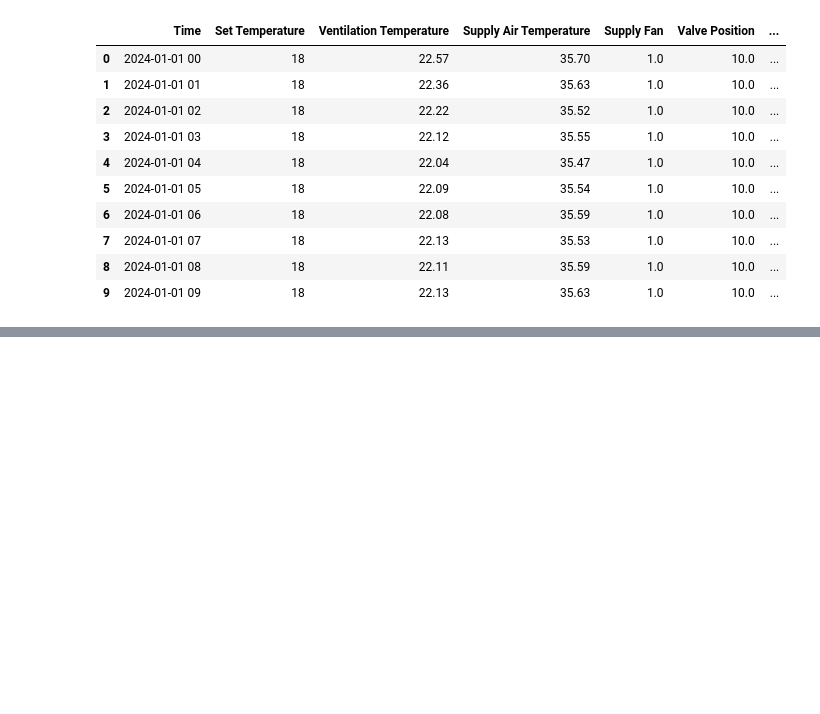
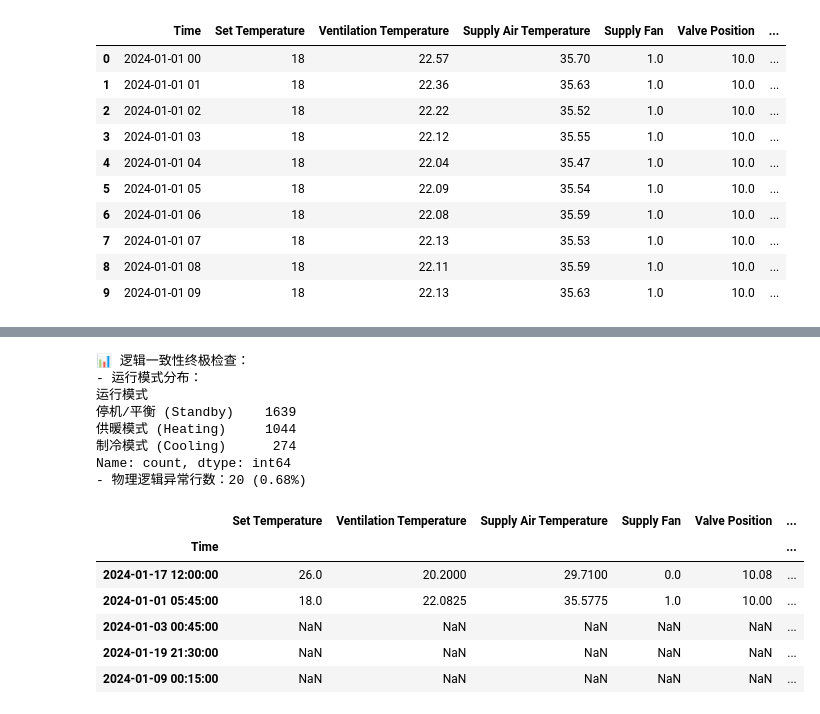
Before and after one commit to xiaoshi093-tech/HVAC_Data_Cleaning, a Jupyter notebook: 数据清洗.ipynb, the cells around one changed output, grey strips where cells are left out. Cells and saved outputs as stored; diff of their text form; code cells hidden in the pictures; blank space fills up the shorter version.

```diff
--- a/数据清洗.ipynb
+++ b/数据清洗.ipynb
@@ -23,0 +285,66 @@ df.head(10)
+# %%
+# ---------------------------------------------------------
+# 第四步（终极版）：智能工况识别 + 严格温差逻辑校验
+# ---------------------------------------------------------
+
+# 1. 计算原始温差 Delta_T (T1 - T2)
+df['Delta_T'] = df['Heating Supply Temperature 1'] - df['Heating Supply Temperature 2']
+
+# 2. 核心逻辑：在一个函数里完成【模式识别】+【指令异常检查】
+def hvac_expert_check(row):
+    t1 = row['Heating Supply Temperature 1'] # 假设 1 为主供水
+    t2 = row['Heating Supply Temperature 2'] # 假设 2 为回水
+    dt = row['Delta_T']
+    valve = row['Valve Position']
+
+    mode = '停机/平衡 (Standby)'
+    is_anomaly = False
+
+    # --- 逻辑 A：判定为制冷模式 ---
+    if dt < -0.5:
+        mode = '制冷模式 (Cooling)'
+        # 严格执行指令：制冷工况下，若 回水(T2) < 供水(T1)，标记异常
+        # 在这里的 dt 定义下，如果 T2 < T1，dt 会变成正数，逻辑就冲突了
+        if t2 < t1:
+            is_anomaly = True
+
+    # --- 逻辑 B：判定为供暖模式 ---
+    elif dt > 0.5:
+        mode = '供暖模式 (Heating)'
+        # 镜像指令逻辑：供暖工况下，若 供水(T1) <= 回水(T2)，标记异常
+        if t1 <= t2:
+            is_anomaly = True
+
+    # --- 逻辑 C：能耗平衡检查 (基于阀门开度) ---
+    # 如果阀门开度 > 20% 但温差几乎为 0，说明水泵没开或阀门空转，属于执行器异常
+    if valve > 20 and abs(dt) < 0.2:
+        is_anomaly = True
+
+    return pd.Series([mode, is_anomaly])
+
+# 3. 运行识别与检查
+df[['运行模式', '逻辑异常']] = df.apply(hvac_expert_check, axis=1)
+
+# 4. 统计异常占比
+anomaly_count = df['逻辑异常'].sum()
+print(f"📊 逻辑一致性终极检查：")
+print(f"- 运行模式分布：\n{df['运行模式'].value_counts()}")
+print(f"- 物理逻辑异常行数：{anomaly_count} ({ (anomaly_count/len(df)*100).round(2) }%)")
+
+display(df.sample(5))
+# %% [output]
+📊 逻辑一致性终极检查：
+- 运行模式分布：
+运行模式
+停机/平衡 (Standby)    1639
+供暖模式 (Heating)     1044
+制冷模式 (Cooling)      274
+Name: count, dtype: int64
+- 物理逻辑异常行数：20 (0.68%)
+|  | Set Temperature | Ventilation Temperature | Supply Air Temperature | Supply Fan | Valve Position | ... |
+| Time |  |  |  |  |  | ... |
+| 2024-01-17 12:00:00 | 26.0 | 20.2000 | 29.7100 | 0.0 | 10.08 | ... |
+| 2024-01-01 05:45:00 | 18.0 | 22.0825 | 35.5775 | 1.0 | 10.00 | ... |
+| 2024-01-03 00:45:00 | NaN | NaN | NaN | NaN | NaN | ... |
+| 2024-01-19 21:30:00 | NaN | NaN | NaN | NaN | NaN | ... |
+| 2024-01-09 00:15:00 | NaN | NaN | NaN | NaN | NaN | ... |
```
Also changed, not shown: parts of 13 cells of this notebook, 7 other files.
